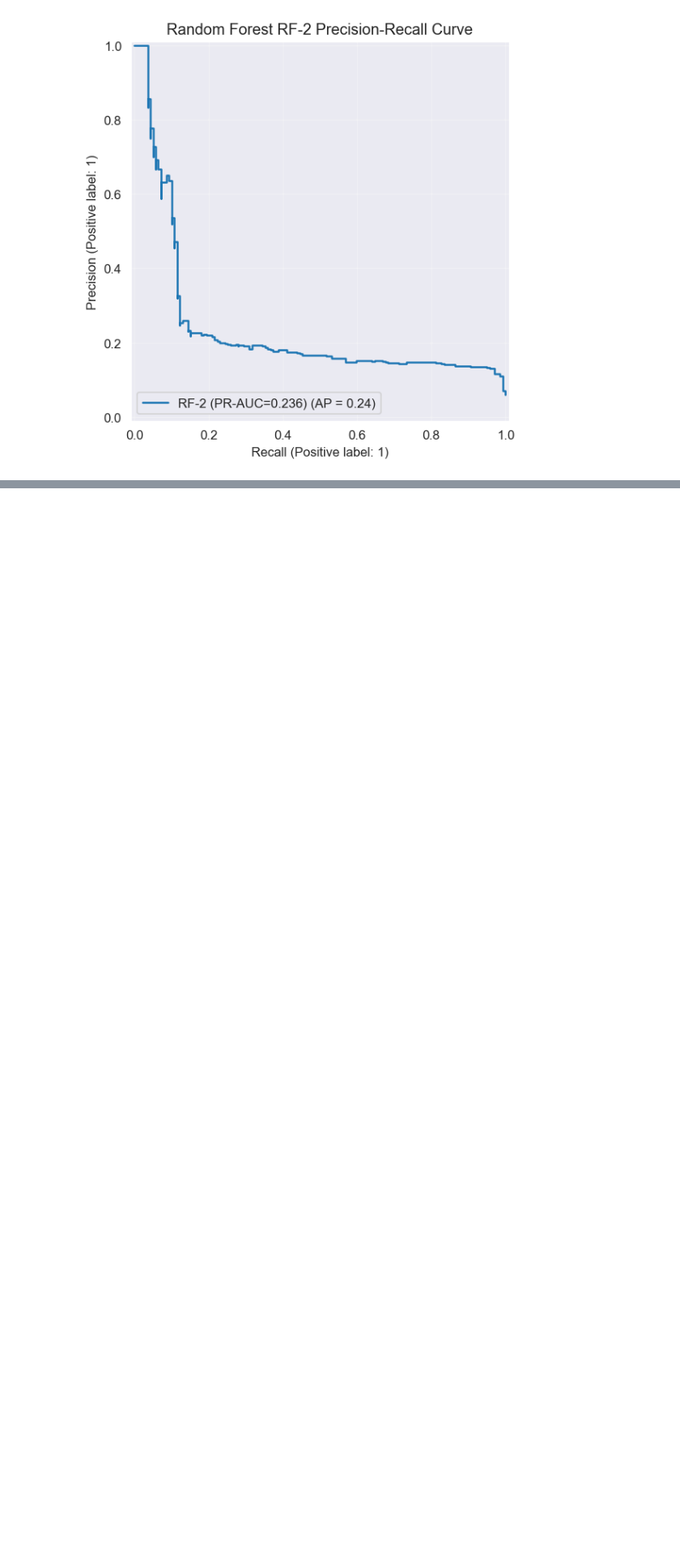
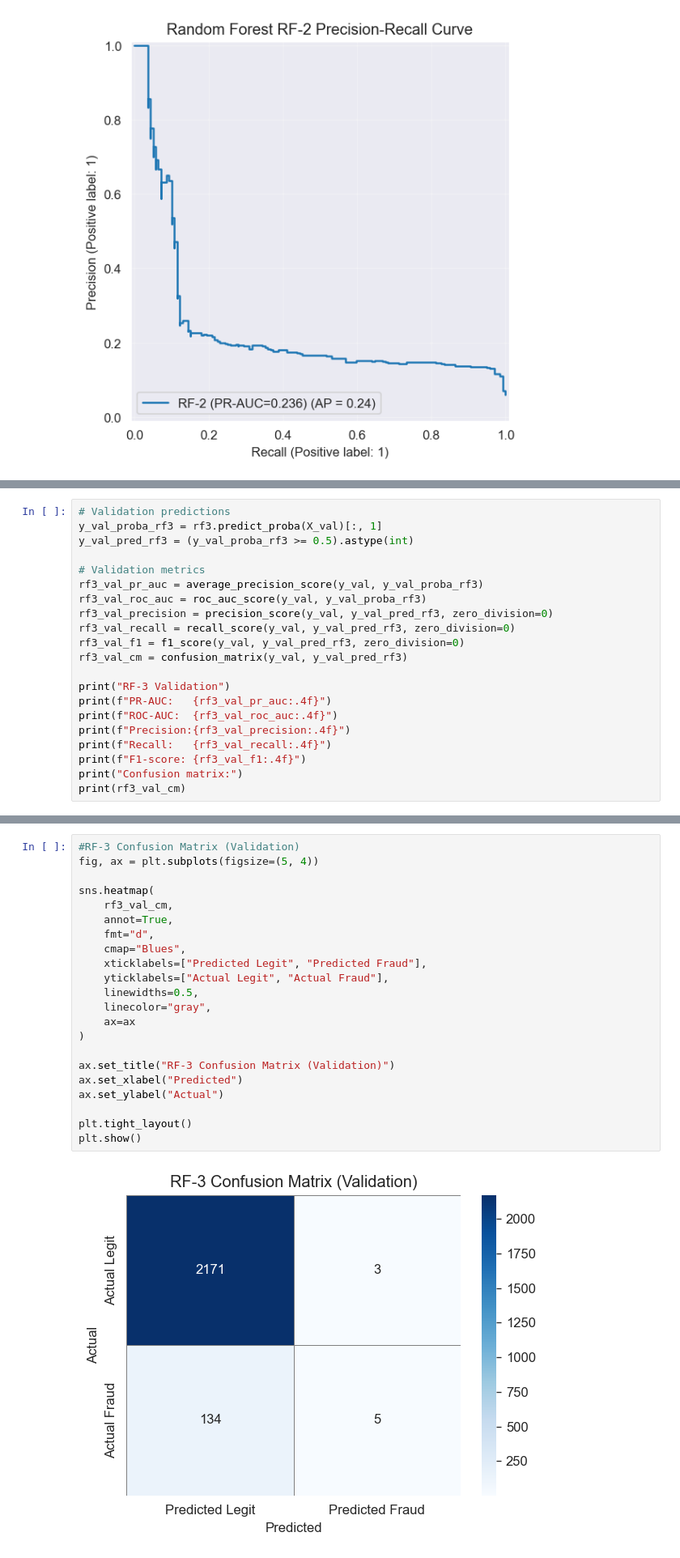
Before and after one commit to 1manvi/ML-Credit-Card-Fraud-2026, a Jupyter notebook: data_preprocessing_feature_engineering+XGBoost_not_finished.ipynb, the cells around one changed output, grey strips where cells are left out. Shown at 81% size. Cells and saved outputs as stored; diff of their text form; blank space fills up the shorter version.

Commit message:
Random Forest - Plots + RF-3 + Feature Importances

```diff
--- a/data_preprocessing_feature_engineering+XGBoost_not_finished.ipynb
+++ b/data_preprocessing_feature_engineering+XGBoost_not_finished.ipynb
@@ -696,0 +708,21 @@ plt.show()
+# %%
+# Validation predictions
+y_val_proba_rf3 = rf3.predict_proba(X_val)[:, 1]
+y_val_pred_rf3 = (y_val_proba_rf3 >= 0.5).astype(int)
+
+# Validation metrics
+rf3_val_pr_auc = average_precision_score(y_val, y_val_proba_rf3)
+rf3_val_roc_auc = roc_auc_score(y_val, y_val_proba_rf3)
+rf3_val_precision = precision_score(y_val, y_val_pred_rf3, zero_division=0)
+rf3_val_recall = recall_score(y_val, y_val_pred_rf3, zero_division=0)
+rf3_val_f1 = f1_score(y_val, y_val_pred_rf3, zero_division=0)
+rf3_val_cm = confusion_matrix(y_val, y_val_pred_rf3)
+
+print("RF-3 Validation")
+print(f"PR-AUC:   {rf3_val_pr_auc:.4f}")
+print(f"ROC-AUC:  {rf3_val_roc_auc:.4f}")
+print(f"Precision:{rf3_val_precision:.4f}")
+print(f"Recall:   {rf3_val_recall:.4f}")
+print(f"F1-score: {rf3_val_f1:.4f}")
+print("Confusion matrix:")
+print(rf3_val_cm)
@@ -696,0 +739,24 @@ plt.show()
+# %%
+#RF-3 Confusion Matrix (Validation)
+fig, ax = plt.subplots(figsize=(5, 4))
+
+sns.heatmap(
+    rf3_val_cm,
+    annot=True,
+    fmt="d",
+    cmap="Blues",
+    xticklabels=["Predicted Legit", "Predicted Fraud"],
+    yticklabels=["Actual Legit", "Actual Fraud"],
+    linewidths=0.5,
+    linecolor="gray",
+    ax=ax
+)
+
+ax.set_title("RF-3 Confusion Matrix (Validation)")
+ax.set_xlabel("Predicted")
+ax.set_ylabel("Actual")
+
+plt.tight_layout()
+plt.show()
+# %% [output]
+[figure, added]
```
Also changed, not shown: parts of 4 cells of this notebook.
